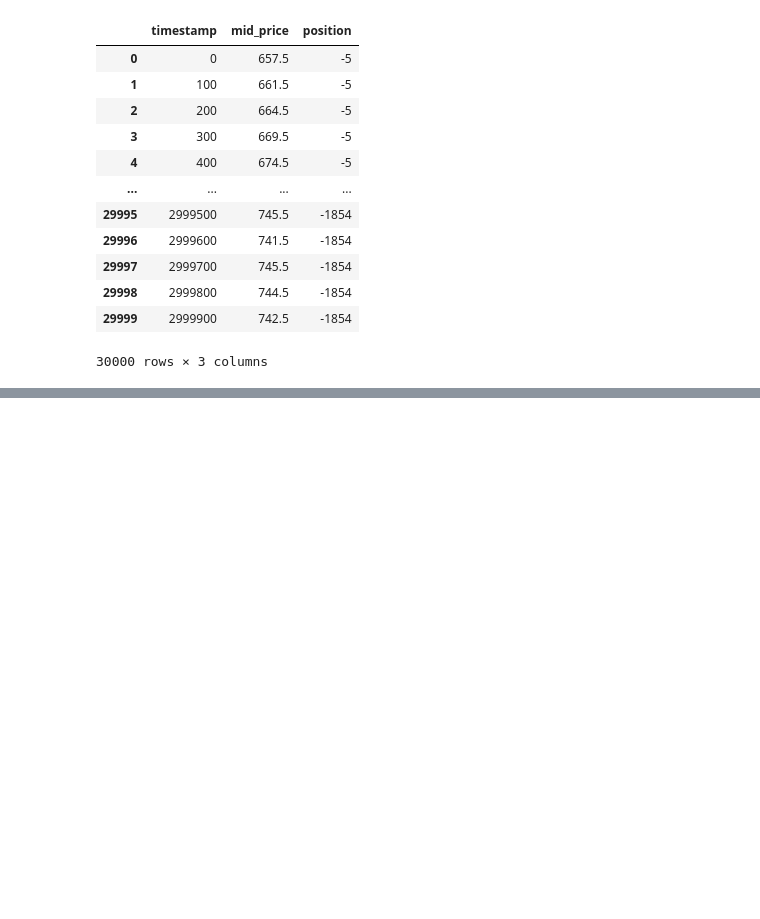
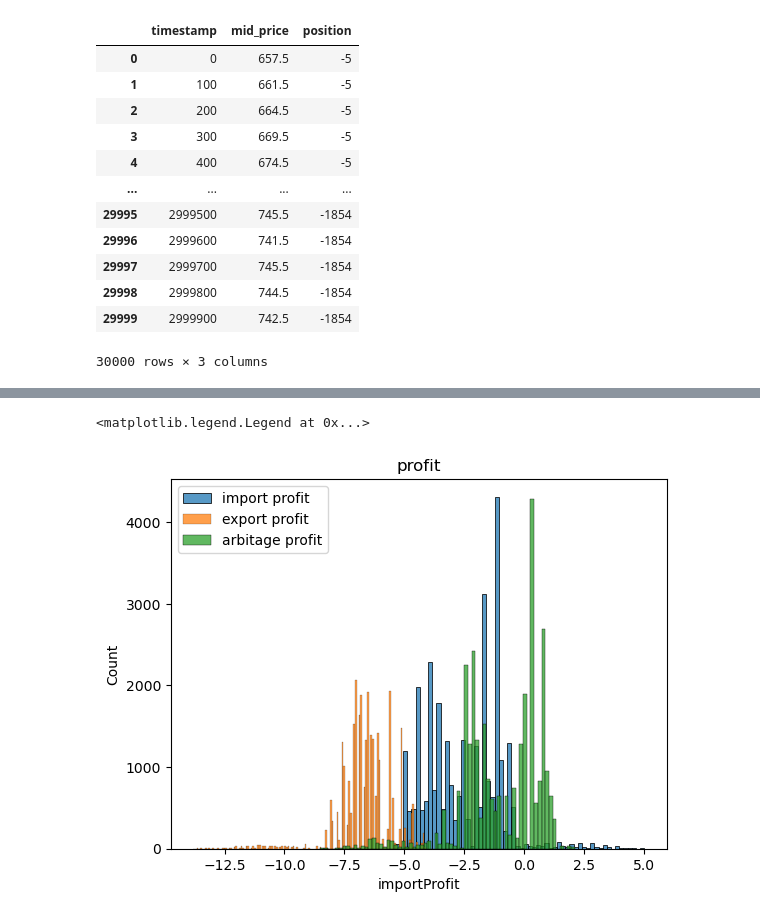
Before and after one commit to IMC-Prosperity-Granite-Flow/IMC_Prosperity3_GraniteFlow, a Jupyter notebook: src/analysis/round5/macaron.ipynb, the cells around one changed output, grey strips where cells are left out. Cells and saved outputs as stored; diff of their text form; code cells hidden in the pictures; blank space fills up the shorter version.

```diff
--- a/src/analysis/round5/macaron.ipynb
+++ b/src/analysis/round5/macaron.ipynb
@@ -156,0 +206,2 @@ df_aligned
+# %%
+df1 = orderbook_preprocess(df1)
@@ -156,0 +224,4 @@ df_aligned
+# %%
+df_obs = pd.read_csv('raw/obs.csv')
+# %%
+df1 = pd.merge(df1, df_obs, on = 'timestamp' )
@@ -156,0 +244,18 @@ df_aligned
+# %%
+#寻找套利机会
+#进口：在岛外买在岛内卖
+df1['importProfit'] = df1['best_bid'] - (df1['askPrice'] + df1['importTariff'] + df1['transportFees'])
+df1['exportProfit'] = df1['best_ask'] - df1['exportTariff'] - df1['transportFees'] - df1['bidPrice']
+df1['spread'] = df1['best_ask'] - df1['best_bid']
+df1['cost'] = df1['importTariff'] + df1['exportTariff'] + 2 * df1['transportFees']
+df1['arbitageProfit'] = df1['spread'] - df1['cost']
+# %%
+import seaborn as sns
+sns.histplot(df1['importProfit'], label = 'import profit')
+sns.histplot(df1['exportProfit'], label = 'export profit')
+sns.histplot(df1['arbitageProfit'], label = 'arbitage profit')
+plt.title('profit')
+plt.legend()
+# %% [output]
+<matplotlib.legend.Legend at 0x...>
+[figure, added]
```
Also changed, not shown: parts of 7 cells of this notebook, 5 other files.
